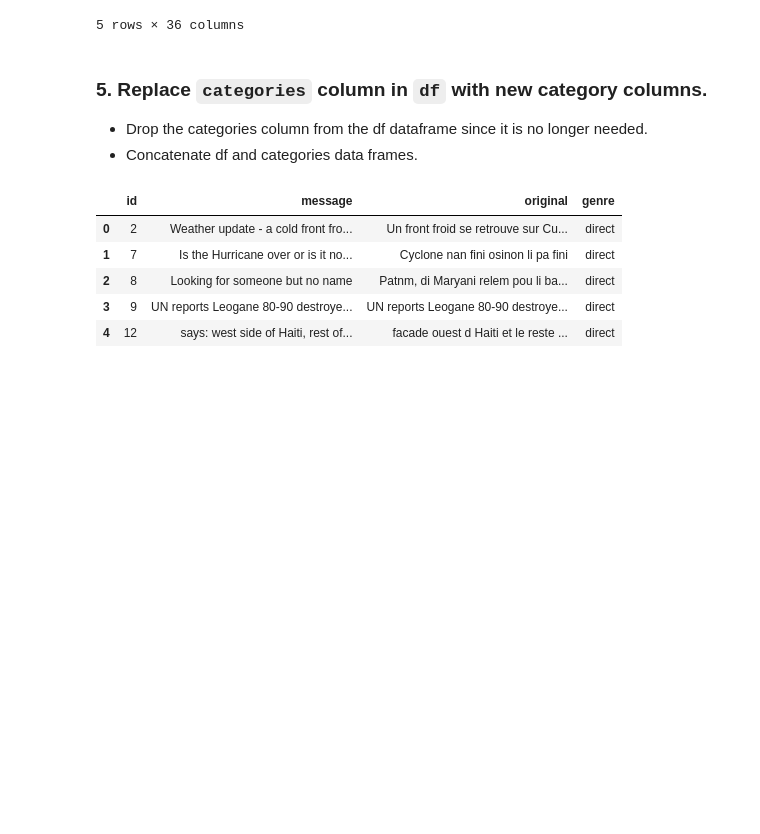
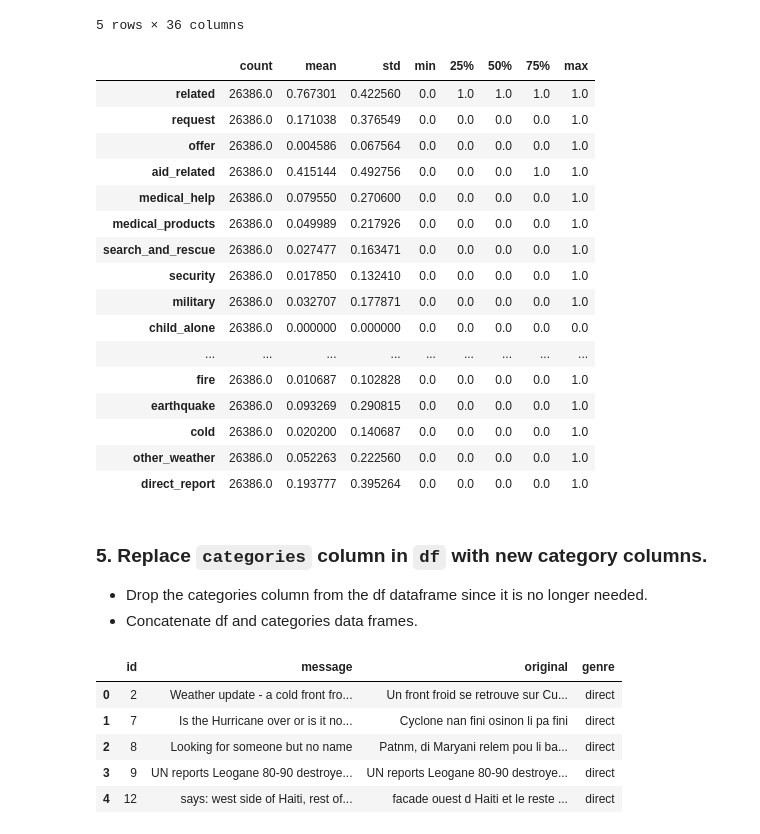
Before and after one commit to deacona/DSND_Term2, a Jupyter notebook: project_files/Disaster_Response_Pipelines/ETL Pipeline Preparation.ipynb, the cells around one changed output. Drawn from its saved outputs; the diff is of its cells as text; code cells hidden in the pictures; blank space fills up the shorter version.

```diff
--- a/project_files/Disaster_Response_Pipelines/ETL Pipeline Preparation.ipynb
+++ b/project_files/Disaster_Response_Pipelines/ETL Pipeline Preparation.ipynb
@@ -105,6 +270,10 @@ for column in categories:
 
     # convert column from string to numeric
     categories[column] = pd.to_numeric(categories[column])
+
+# replace any integers > 1 with 1
+categories.replace([2, 3, 4, 5, 6, 7, 8, 9], 1, inplace=True)
+
 categories.head()
 # %% [output]
 |  | related | request | offer | aid_related | medical_help | medical_products | search_and_rescue | security | ... |
@@ -114,6 +283,31 @@ categories.head()
 | 3 | 1 | 1 | 0 | 1 | 0 | 1 | 0 | 0 | ... |
 | 4 | 1 | 0 | 0 | 0 | 0 | 0 | 0 | 0 | ... |
 5 rows × 36 columns
+# %%
+# cat_desc2 =
+categories.describe().T
+# cat_desc2[
+# (cat_desc2.min != 0.0) |
+# cat_desc2.max != 1.0
+# ]
+# %% [output]
+|  | count | mean | std | min | 25% | 50% | 75% | max |
+| related | 26386.0 | 0.767301 | 0.422560 | 0.0 | 1.0 | 1.0 | 1.0 | 1.0 |
+| request | 26386.0 | 0.171038 | 0.376549 | 0.0 | 0.0 | 0.0 | 0.0 | 1.0 |
+| offer | 26386.0 | 0.004586 | 0.067564 | 0.0 | 0.0 | 0.0 | 0.0 | 1.0 |
+| aid_related | 26386.0 | 0.415144 | 0.492756 | 0.0 | 0.0 | 0.0 | 1.0 | 1.0 |
+| medical_help | 26386.0 | 0.079550 | 0.270600 | 0.0 | 0.0 | 0.0 | 0.0 | 1.0 |
+| medical_products | 26386.0 | 0.049989 | 0.217926 | 0.0 | 0.0 | 0.0 | 0.0 | 1.0 |
+| search_and_rescue | 26386.0 | 0.027477 | 0.163471 | 0.0 | 0.0 | 0.0 | 0.0 | 1.0 |
+| security | 26386.0 | 0.017850 | 0.132410 | 0.0 | 0.0 | 0.0 | 0.0 | 1.0 |
+| military | 26386.0 | 0.032707 | 0.177871 | 0.0 | 0.0 | 0.0 | 0.0 | 1.0 |
+| child_alone | 26386.0 | 0.000000 | 0.000000 | 0.0 | 0.0 | 0.0 | 0.0 | 0.0 |
+| ... | ... | ... | ... | ... | ... | ... | ... | ... |
+| fire | 26386.0 | 0.010687 | 0.102828 | 0.0 | 0.0 | 0.0 | 0.0 | 1.0 |
+| earthquake | 26386.0 | 0.093269 | 0.290815 | 0.0 | 0.0 | 0.0 | 0.0 | 1.0 |
+| cold | 26386.0 | 0.020200 | 0.140687 | 0.0 | 0.0 | 0.0 | 0.0 | 1.0 |
+| other_weather | 26386.0 | 0.052263 | 0.222560 | 0.0 | 0.0 | 0.0 | 0.0 | 1.0 |
+| direct_report | 26386.0 | 0.193777 | 0.395264 | 0.0 | 0.0 | 0.0 | 0.0 | 1.0 |
 # %% [markdown]
 ### 5. Replace `categories` column in `df` with new category columns.
 - Drop the categories column from the df dataframe since it is no longer needed.
```
Also changed, not shown: parts of 33 cells of this notebook, 1 other file.
